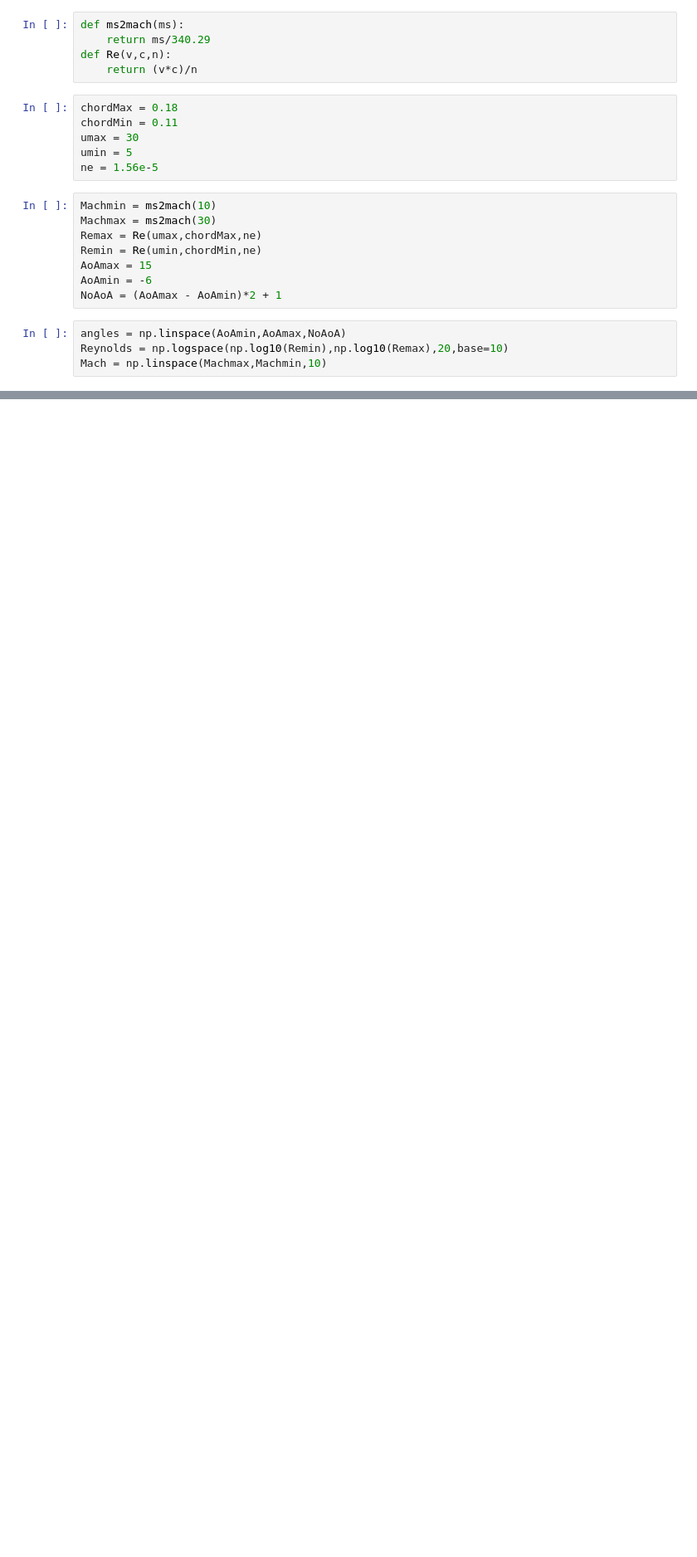
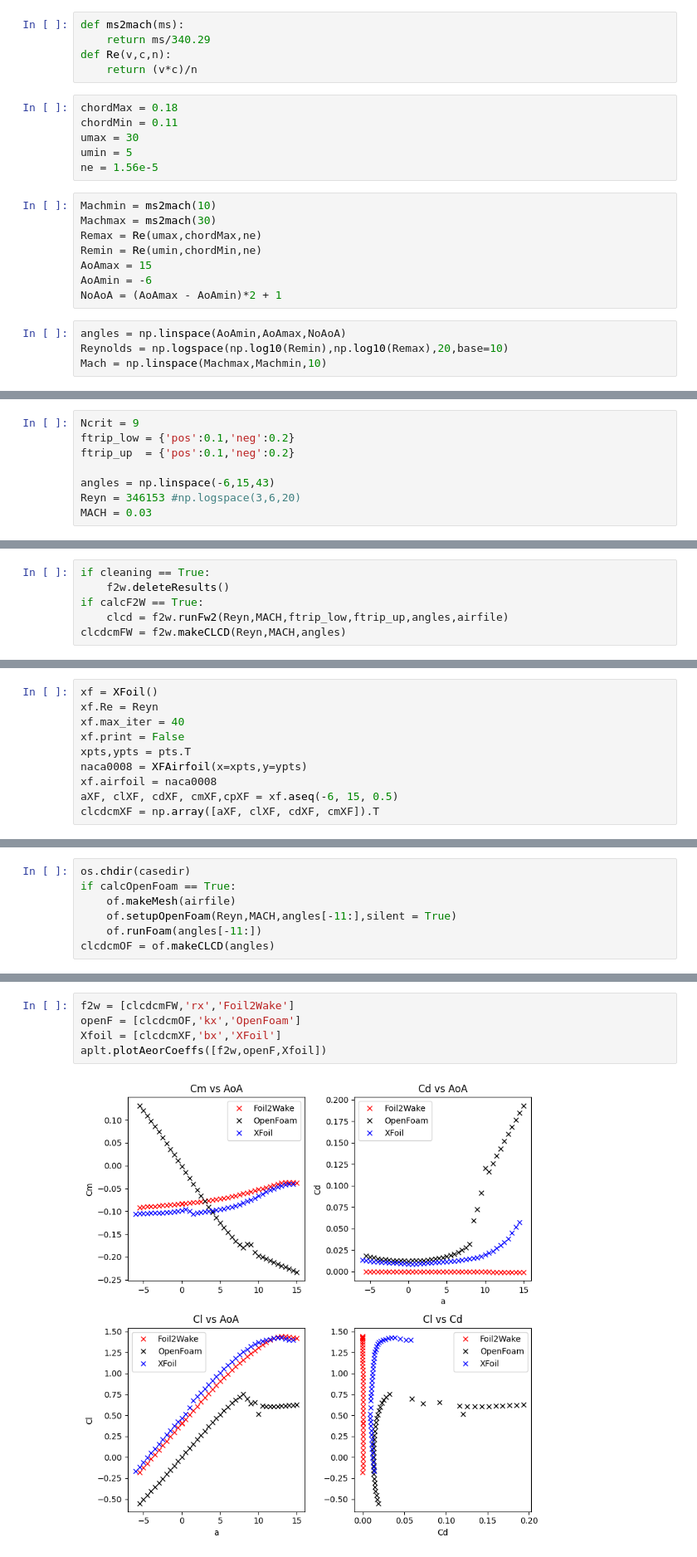
Before and after one commit to trifwn/Icarus, a Jupyter notebook: hermesCalc.ipynb, the cells around one changed output, grey strips where cells are left out. Shown at 83% size. Cells and saved outputs as stored; diff of their text form; blank space fills up the shorter version.

```diff
--- a/hermesCalc.ipynb
+++ b/hermesCalc.ipynb
@@ -47,0 +73,8 @@ array([-6. , -5.5, -5. , -4.5, -4. , -3.5, -3. , -2.5, -2. , -1.5, -1. ,
+# %%
+Ncrit = 9
+ftrip_low = {'pos':0.1,'neg':0.2}
+ftrip_up  = {'pos':0.1,'neg':0.2}
+
+angles = np.linspace(-6,15,43)
+Reyn = 346153 #np.logspace(3,6,20)
+MACH = 0.03
@@ -47,0 +83,6 @@ array([-6. , -5.5, -5. , -4.5, -4. , -3.5, -3. , -2.5, -2. , -1.5, -1. ,
+# %%
+if cleaning == True:
+    f2w.deleteResults()
+if calcF2W == True:
+    clcd = f2w.runFw2(Reyn,MACH,ftrip_low,ftrip_up,angles,airfile)
+clcdcmFW = f2w.makeCLCD(Reyn,MACH,angles)
@@ -47,0 +93,10 @@ array([-6. , -5.5, -5. , -4.5, -4. , -3.5, -3. , -2.5, -2. , -1.5, -1. ,
+# %%
+xf = XFoil()
+xf.Re = Reyn
+xf.max_iter = 40
+xf.print = False
+xpts,ypts = pts.T
+naca0008 = XFAirfoil(x=xpts,y=ypts)
+xf.airfoil = naca0008
+aXF, clXF, cdXF, cmXF,cpXF = xf.aseq(-6, 15, 0.5)
+clcdcmXF = np.array([aXF, clXF, cdXF, cmXF]).T
@@ -47,0 +105,7 @@ array([-6. , -5.5, -5. , -4.5, -4. , -3.5, -3. , -2.5, -2. , -1.5, -1. ,
+# %%
+os.chdir(casedir)
+if calcOpenFoam == True:
+    of.makeMesh(airfile)
+    of.setupOpenFoam(Reyn,MACH,angles[-11:],silent = True)
+    of.runFoam(angles[-11:])
+clcdcmOF = of.makeCLCD(angles)
@@ -47,0 +114,7 @@ array([-6. , -5.5, -5. , -4.5, -4. , -3.5, -3. , -2.5, -2. , -1.5, -1. ,
+# %%
+f2w = [clcdcmFW,'rx','Foil2Wake']
+openF = [clcdcmOF,'kx','OpenFoam']
+Xfoil = [clcdcmXF,'bx','XFoil']
+aplt.plotAeorCoeffs([f2w,openF,Xfoil])
+# %% [output]
+[figure, added]
```
Also changed, not shown: parts of 16 cells of this notebook, 22 other files.
